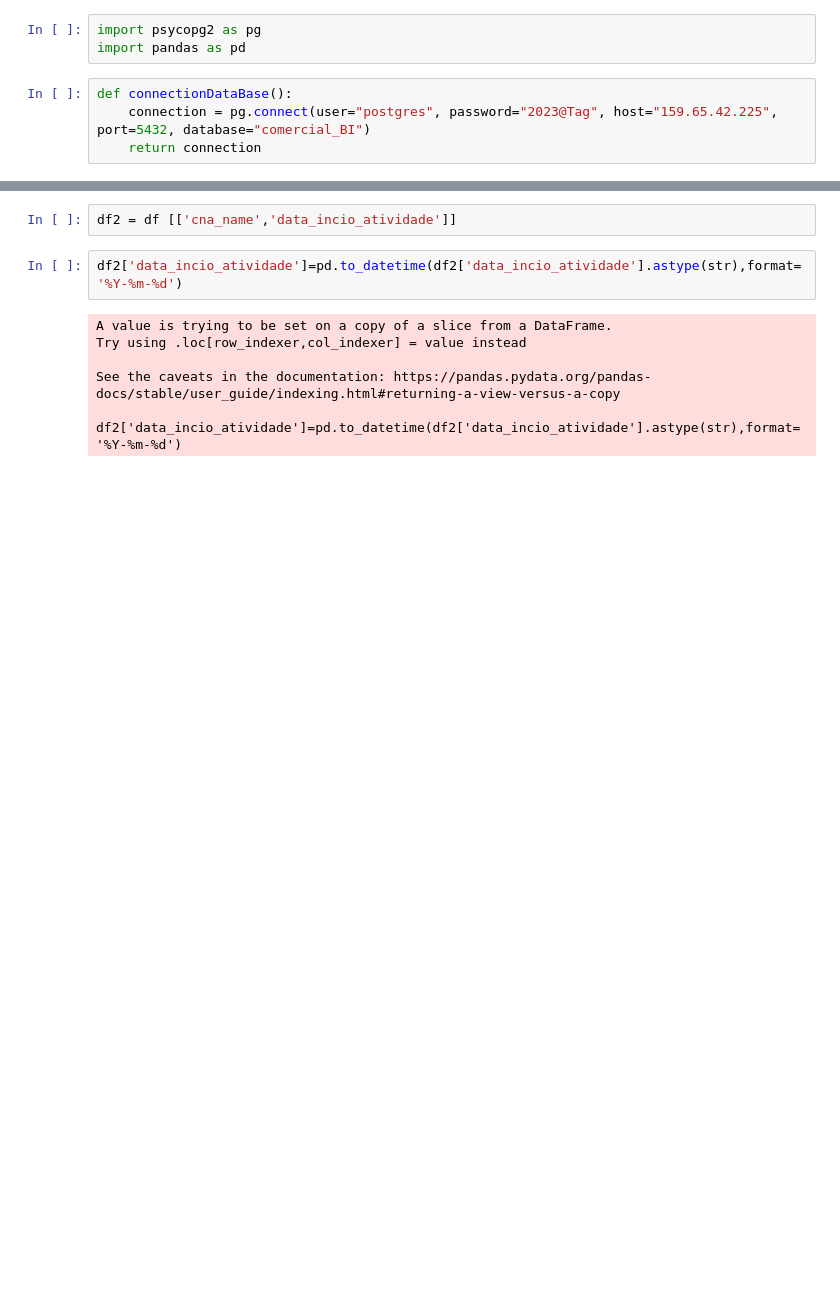
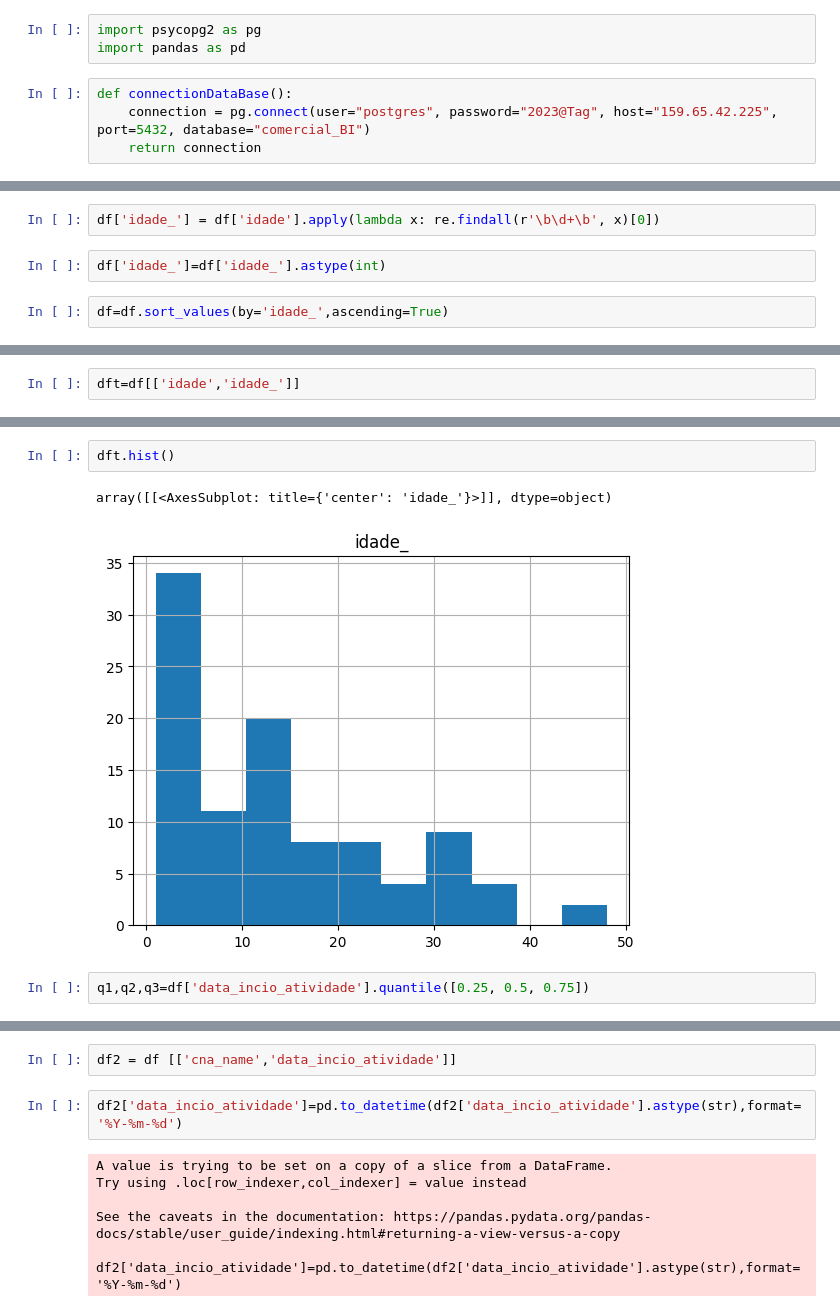
Before and after one commit to sintese-bi/dashboard-cnpj-api, a Jupyter notebook: testes.ipynb, the cells around one changed output, grey strips where cells are left out. Cells and saved outputs as stored; diff of their text form; blank space fills up the shorter version.

```diff
--- a/testes.ipynb
+++ b/testes.ipynb
@@ -40,0 +109,6 @@ df
+# %%
+df['idade_'] = df['idade'].apply(lambda x: re.findall(r'\b\d+\b', x)[0])
+# %%
+df['idade_']=df['idade_'].astype(int)
+# %%
+df=df.sort_values(by='idade_',ascending=True)
@@ -40,0 +131,2 @@ df
+# %%
+dft=df[['idade','idade_']]
@@ -40,0 +142,7 @@ df
+# %%
+dft.hist()
+# %% [output]
+array([[<AxesSubplot: title={'center': 'idade_'}>]], dtype=object)
+[figure, added]
+# %%
+q1,q2,q3=df['data_incio_atividade'].quantile([0.25, 0.5, 0.75])
```
Also changed, not shown: parts of 23 cells of this notebook, 1 other file.
